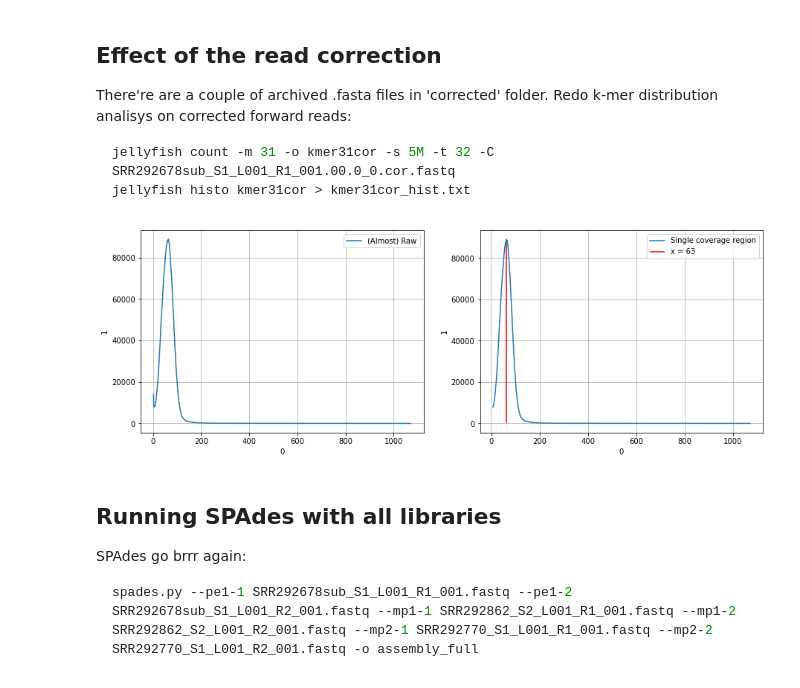
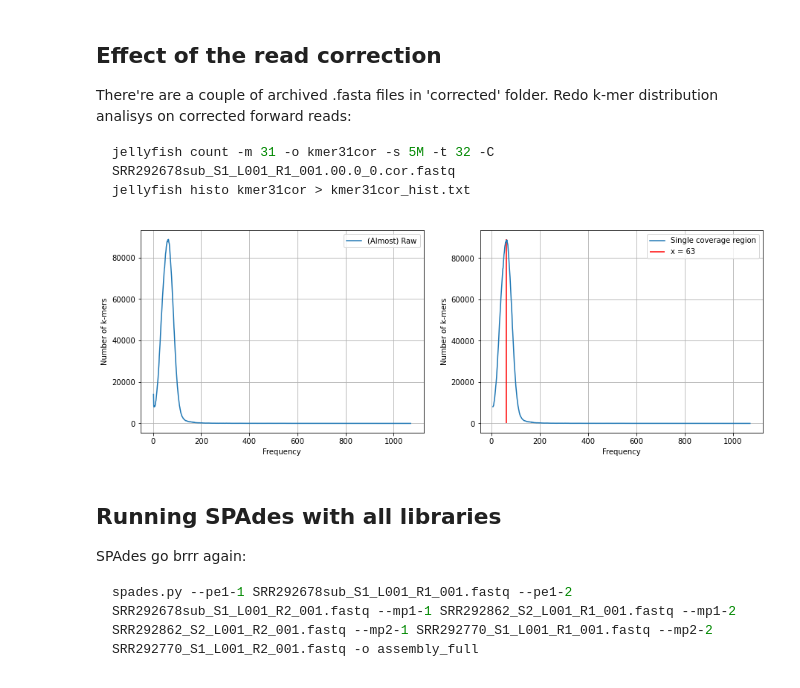
Before and after one commit to iam28th/BI-alg-bioinformatics, a Jupyter notebook: Project3/LabJournal.ipynb, the cells around one changed output. Saved outputs shown, nothing was run; the diff lists cells and outputs as text; code cells hidden in the pictures.

```diff
--- a/Project3/LabJournal.ipynb
+++ b/Project3/LabJournal.ipynb
@@ -58,6 +56,8 @@ sns.lineplot(x=actual[0], y=actual[1], ax=axes[1], label='Single coverage region
 for ax in axes:
     ax.xaxis.grid()
     ax.yaxis.grid()
+    ax.set_xlabel('Frequency')
+    ax.set_ylabel('Number of k-mers')
 
 max_x = actual[0][np.argmax(actual[1])+5]
 axes[1].vlines(max_x, 0, 90000, color='Red', label='x = ' + str(max_x))
@@ -96,20 +96,22 @@ jellyfish histo kmer31cor > kmer31cor_hist.txt
 # %%
 df = pd.read_csv('Data/assembly/corrected/kmer31cor_hist.txt', sep=' ', header=None)
 
 fig, axes = plt.subplots(1, 2, figsize=(15, 5))
 
 actual = df[:][5:]
 sns.lineplot(x=df[0][1:], y=df[1][1:], ax=axes[0], label='(Almost) Raw')
 sns.lineplot(x=actual[0], y=actual[1], ax=axes[1], label='Single coverage region')
 for ax in axes:
     ax.xaxis.grid()
     ax.yaxis.grid()
+    ax.set_xlabel('Frequency')
+    ax.set_ylabel('Number of k-mers')
 
 max_x = actual[0][np.argmax(actual[1])+4]
 axes[1].vlines(max_x, 0, 89000, color='Red', label='x = ' + str(max_x))
 plt.legend();
 # %% [output]
-[figure, old version]
+[figure, new version]
 # %% [markdown]
 ## Running SPAdes with all libraries
 SPAdes go brrr again:
```
Also changed, not shown: parts of 3 cells of this notebook.
